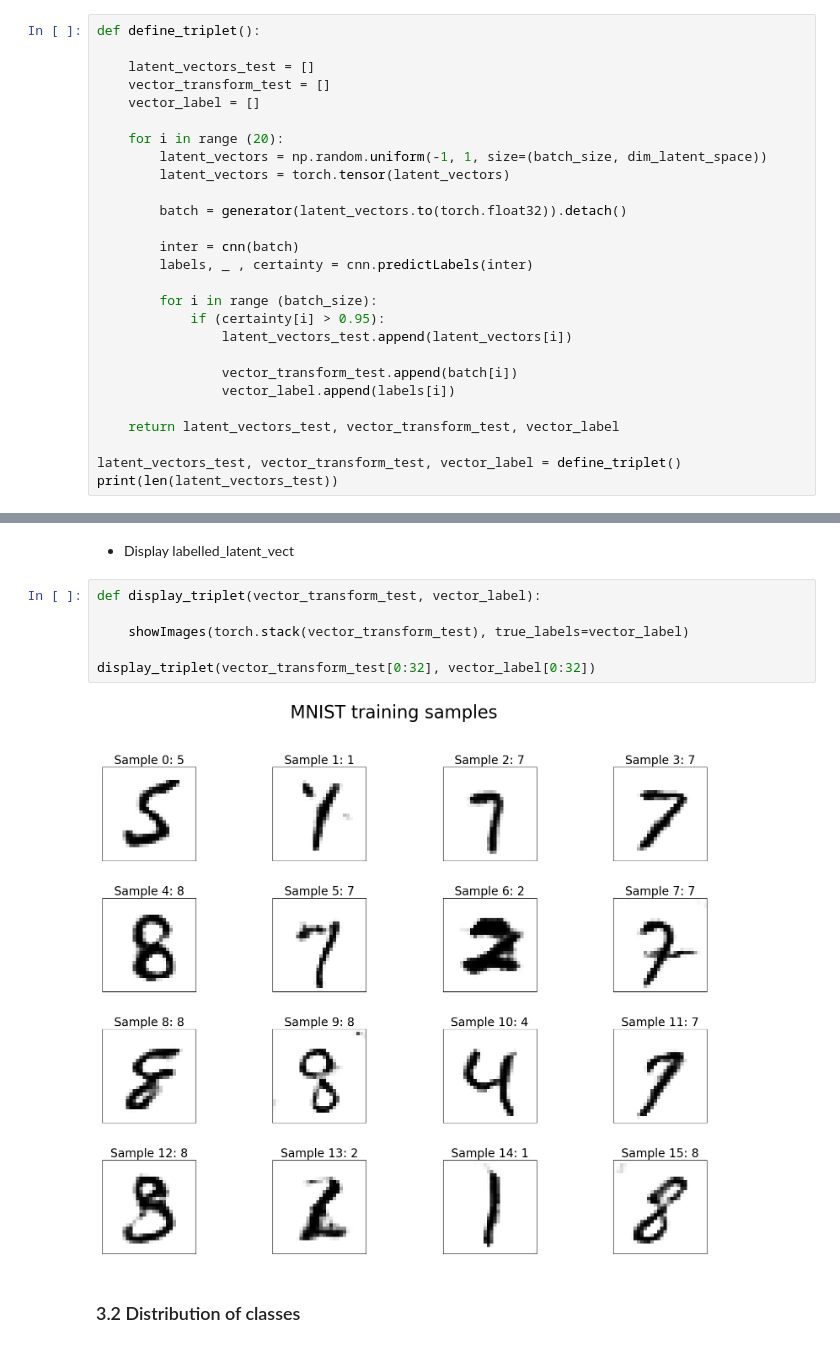
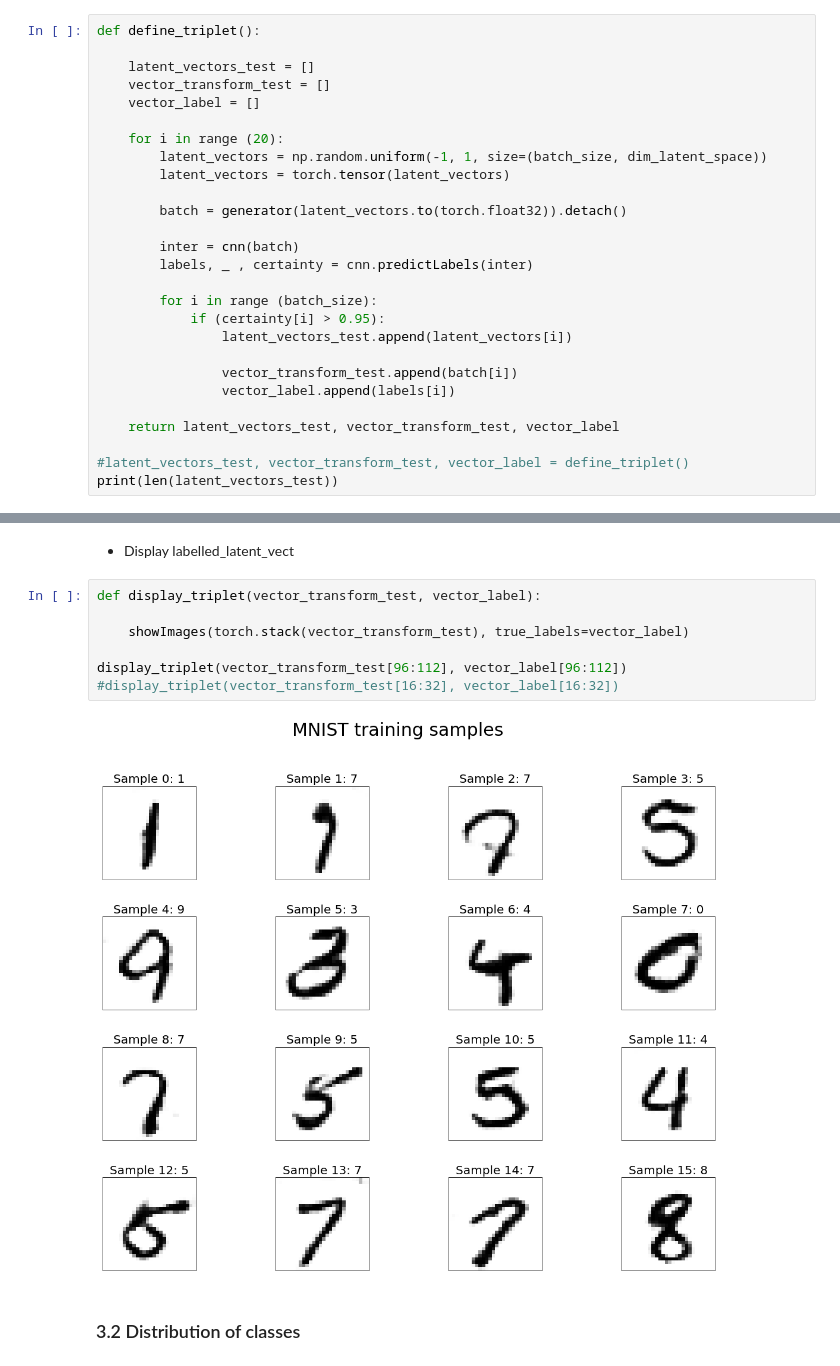
Before and after one commit to PierreRemacle/LINMA2472_P1-, a Jupyter notebook: HW3_from_colab.ipynb, the cells around one changed output, grey strips where cells are left out. Drawn from its saved outputs; the diff is of its cells as text.

Commit message:
store_latent_vector

```diff
--- a/HW3_from_colab.ipynb
+++ b/HW3_from_colab.ipynb
@@ -1003,6 +1001,6 @@ def define_triplet():
 
     return latent_vectors_test, vector_transform_test, vector_label
 
-latent_vectors_test, vector_transform_test, vector_label = define_triplet()
+#latent_vectors_test, vector_transform_test, vector_label = define_triplet()
 print(len(latent_vectors_test))
 # %% [output]
@@ -1012,11 +1010,12 @@ print(len(latent_vectors_test))
 # %%
 def display_triplet(vector_transform_test, vector_label):
 
     showImages(torch.stack(vector_transform_test), true_labels=vector_label)
 
-display_triplet(vector_transform_test[0:32], vector_label[0:32])
+display_triplet(vector_transform_test[96:112], vector_label[96:112])
+#display_triplet(vector_transform_test[16:32], vector_label[16:32])
 # %% [output]
-[figure, old version]
+[figure, new version]
 # %% [markdown]
 ### 3.2 Distribution of classes
 # %%
```
Also changed, not shown: parts of 18 cells of this notebook, 2 other files.
